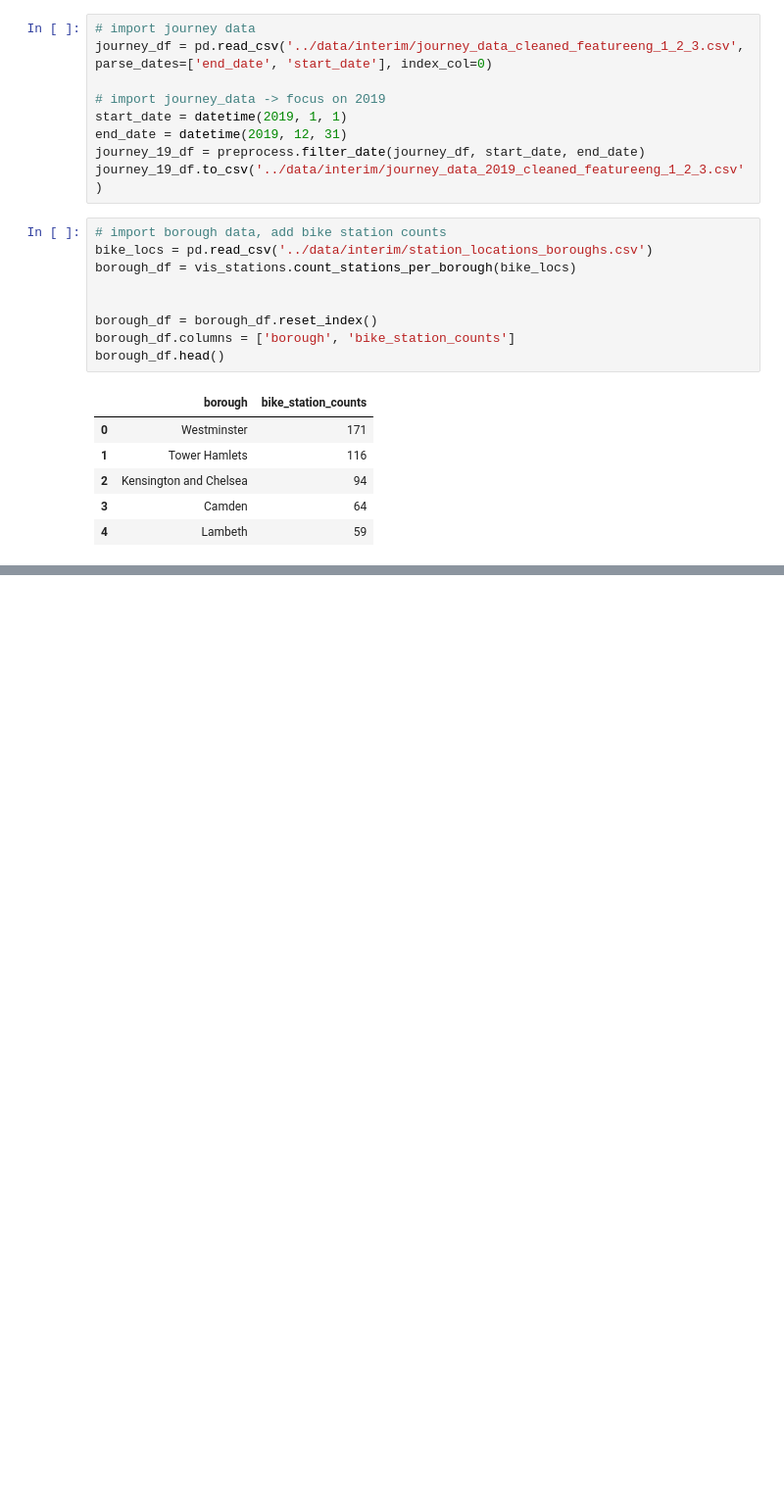
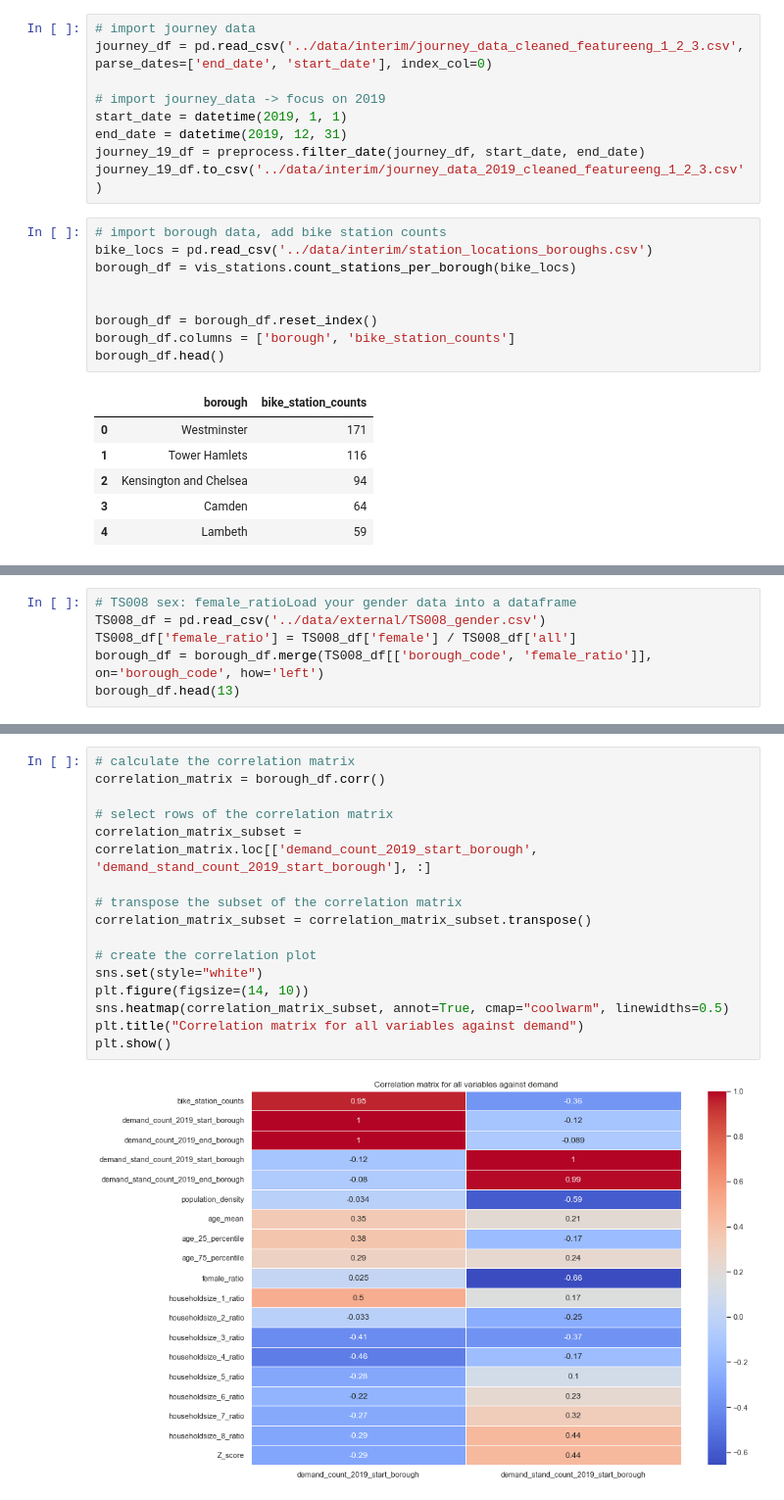
Before and after one commit to tabeaeggler/UrbanMobility, a Jupyter notebook: notebooks/03_journey_data_feature_engineering.ipynb, the cells around one changed output, grey strips where cells are left out. Shown: that part at 98% size. Drawn from its saved outputs; the diff is of its cells as text; blank space fills up the shorter version.

```diff
--- a/notebooks/03_journey_data_feature_engineering.ipynb
+++ b/notebooks/03_journey_data_feature_engineering.ipynb
@@ -430,0 +399,6 @@ plt.show()
+# %%
+# TS008 sex: female_ratioLoad your gender data into a dataframe
+TS008_df = pd.read_csv('../data/external/TS008_gender.csv')
+TS008_df['female_ratio'] = TS008_df['female'] / TS008_df['all']
+borough_df = borough_df.merge(TS008_df[['borough_code', 'female_ratio']], on='borough_code', how='left')
+borough_df.head(13)
@@ -445,0 +558,18 @@ print(correlation, p_value)
+# %%
+# calculate the correlation matrix
+correlation_matrix = borough_df.corr()
+
+# select rows of the correlation matrix
+correlation_matrix_subset = correlation_matrix.loc[['demand_count_2019_start_borough', 'demand_stand_count_2019_start_borough'], :]
+
+# transpose the subset of the correlation matrix
+correlation_matrix_subset = correlation_matrix_subset.transpose()
+
+# create the correlation plot
+sns.set(style="white")
+plt.figure(figsize=(14, 10))
+sns.heatmap(correlation_matrix_subset, annot=True, cmap="coolwarm", linewidths=0.5)
+plt.title("Correlation matrix for all variables against demand")
+plt.show()
+# %% [output]
+[figure, added]
```
Also changed, not shown: parts of 13 cells of this notebook, 3 other files.
